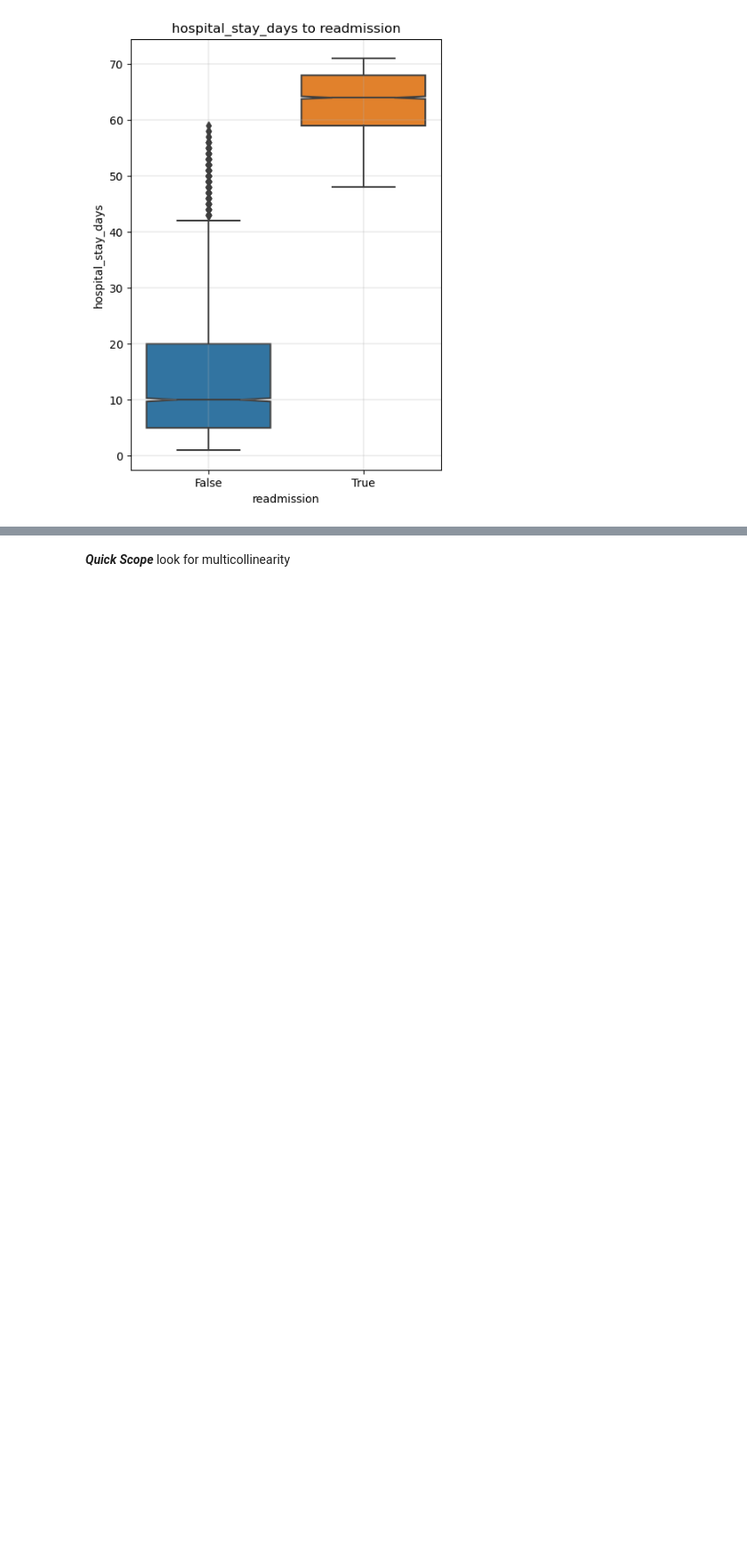
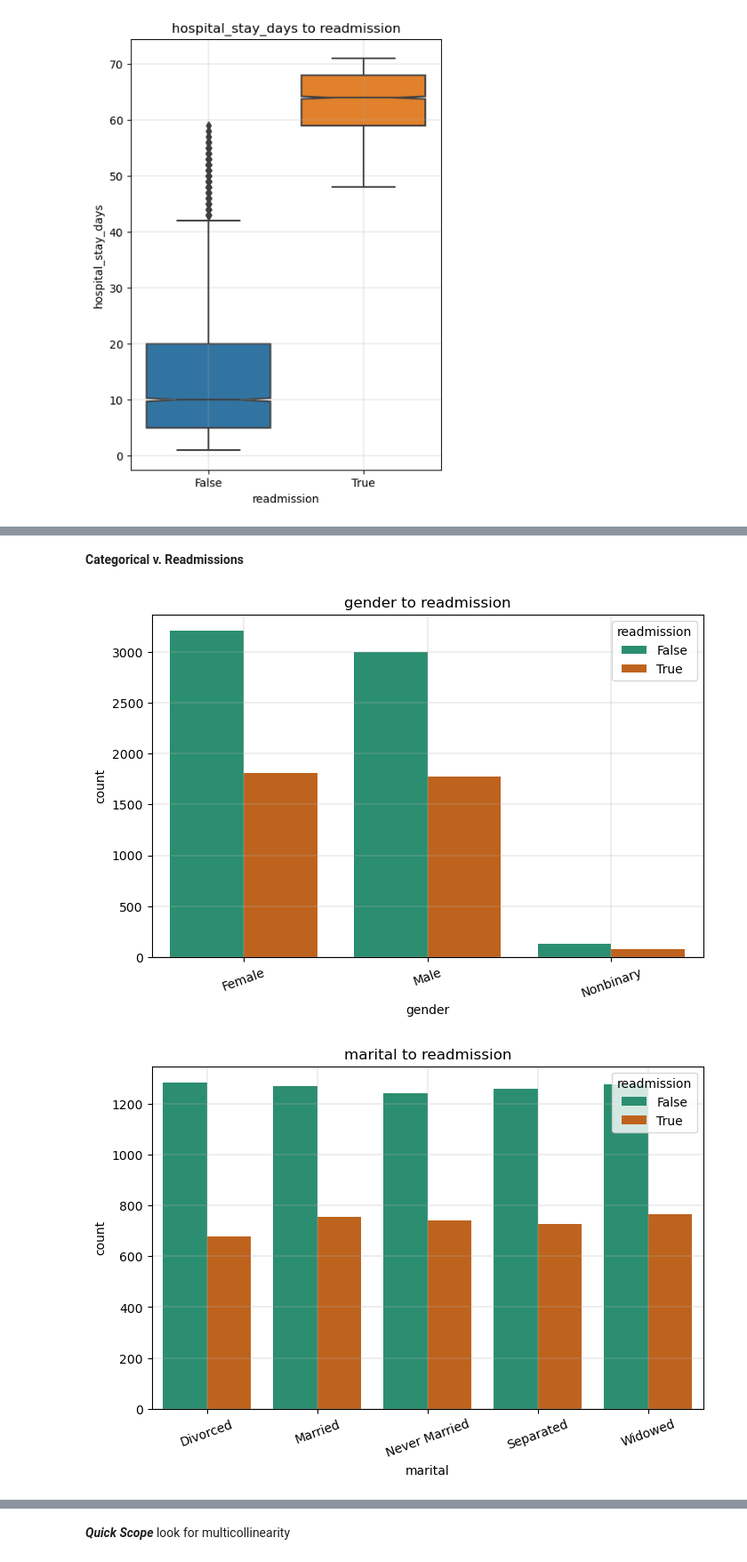
Before and after one commit to DesireeMcElroy/WGU_MSDA, a Jupyter notebook: D208-Predictive_Modeling/logistic_regression_task2.ipynb, the cells around one changed output, grey strips where cells are left out. Shown at 89% size. Cells and saved outputs as stored; diff of their text form; code cells hidden in the pictures; blank space fills up the shorter version.

Commit message:
second attempt, adding missing visualizations

```diff
--- a/D208-Predictive_Modeling/logistic_regression_task2.ipynb
+++ b/D208-Predictive_Modeling/logistic_regression_task2.ipynb
@@ -218,15 +222,15 @@ cat_vars = ['gender',
             'timezone',
             'initial_admin',
             'complication_risk',
-            'services_received',
-             'item1',
-             'item2',
-             'item3',
-             'item4',
-             'item5',
-             'item6',
-             'item7',
-             'item8']
+            'services_received']
+             # 'item1', # exclude,not be used in final model
+             # 'item2',
+             # 'item3',
+             # 'item4',
+             # 'item5',
+             # 'item6',
+             # 'item7',
+             # 'item8']
 
 
 # List of boolean health-related variables
@@ -241,6 +245,5 @@ boolean_vars = ['high_blood',
                 'allergic_rhinitis',
                 'reflux_esophagitis',
                 'asthma',
-                'full_meals_eaten',
                 'soft_drink']
 # %% [markdown]
@@ -477,0 +475,13 @@ for i in ordinal_vars:
+# %% [markdown]
+**Categorical v. Readmissions**
+# %%
+for i in cat_vars:
+    plt.figure(figsize=(8,5))
+    sns.countplot(data=df, x=i, hue='readmission', palette='Dark2')
+    plt.title(f'{i} to readmission')
+    plt.grid(linewidth=0.3)
+    plt.xticks(rotation=20)
+    plt.show()
+# %% [output]
+[figure, added]
+[figure, added]
```
Also changed, not shown: parts of 53 cells of this notebook.
